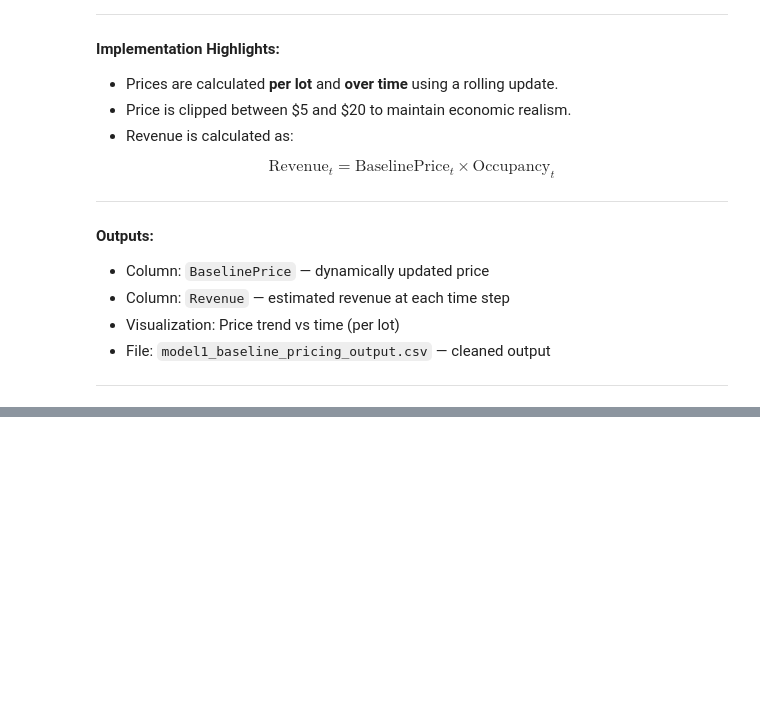
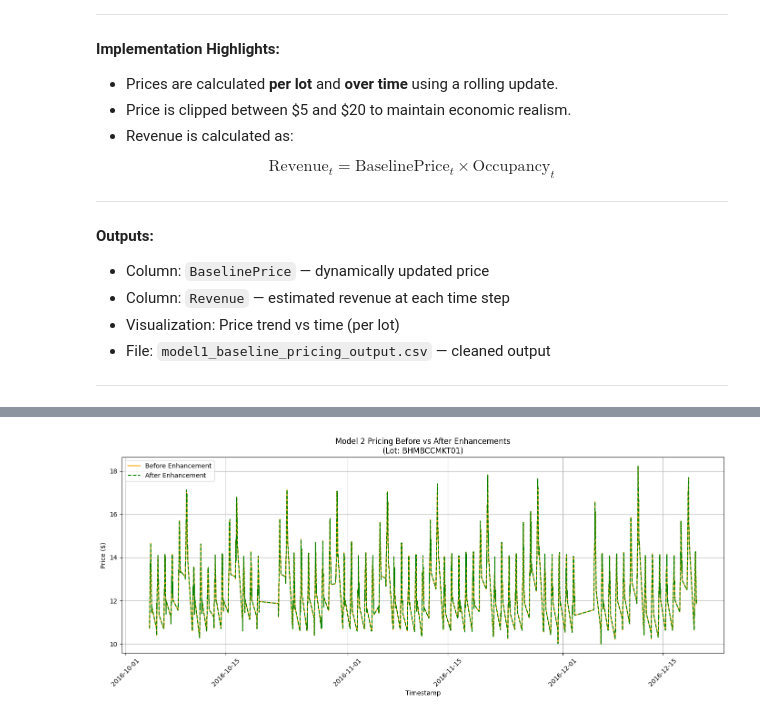
Before and after one commit to MrRogueKnight/Capstone-Project-of-Summer-Analytics-2025, a Jupyter notebook: dynamic-pricing-for-urban-parking-lots.ipynb, the cells around one changed output, grey strips where cells are left out. Cells and saved outputs as stored; diff of their text form; code cells hidden in the pictures; blank space fills up the shorter version.

```diff
--- a/dynamic-pricing-for-urban-parking-lots.ipynb
+++ b/dynamic-pricing-for-urban-parking-lots.ipynb
@@ -368,0 +611,12 @@ $$
+# %%
+# Normalize demand again
+raw_min = df_model2['RawDemand'].min()
+raw_max = df_model2['RawDemand'].max()
+df_model2['NormalizedDemand'] = (df_model2['RawDemand'] - raw_min) / (raw_max - raw_min)
+# %%
+# Recalculate Model2Price
+df_model2['Model2Price'] = base_price * (1 + lambda_ * df_model2['NormalizedDemand'])
+df_model2['Model2Price'] = df_model2['Model2Price'].clip(lower=min_price, upper=max_price)
+# %%
+# Revenue for Model 2
+df_model2['Model2Revenue'] = df_model2['Model2Price'] * df_model2['Occupancy']
@@ -368,0 +633,24 @@ $$
+# %%
+# Backup
+df_model2['Model2Price_PreEnhancement'] = df_model2['Model2Price']
+# %%
+import matplotlib.pyplot as plt
+
+# Pick a parking lot
+sample_lot = df_model2['SystemCodeNumber'].unique()[0]
+lot_data = df_model2[df_model2['SystemCodeNumber'] == sample_lot]
+
+plt.figure(figsize=(14, 6))
+plt.plot(lot_data['Timestamp'], lot_data['Model2Price_PreEnhancement'], label='Before Enhancement', color='orange')
+plt.plot(lot_data['Timestamp'], lot_data['Model2Price'], label='After Enhancement', color='green', linestyle='--')
+
+plt.title(f"Model 2 Pricing Before vs After Enhancements\n(Lot: {sample_lot})")
+plt.xlabel("Timestamp")
+plt.ylabel("Price ($)")
+plt.xticks(rotation=45)
+plt.grid(True)
+plt.legend()
+plt.tight_layout()
+plt.show()
+# %% [output]
+[figure, added]
```
Also changed, not shown: parts of 44 cells of this notebook.
